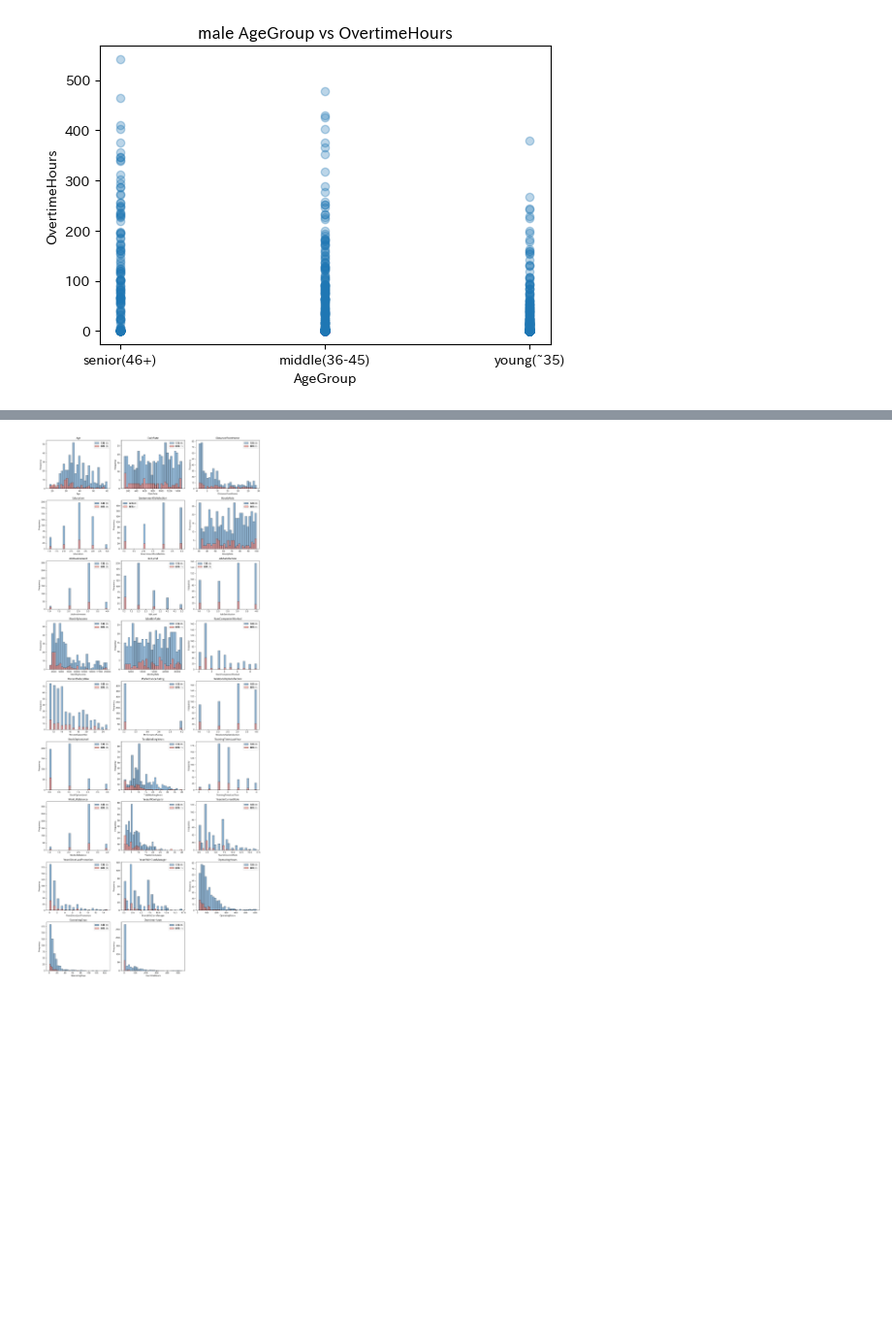
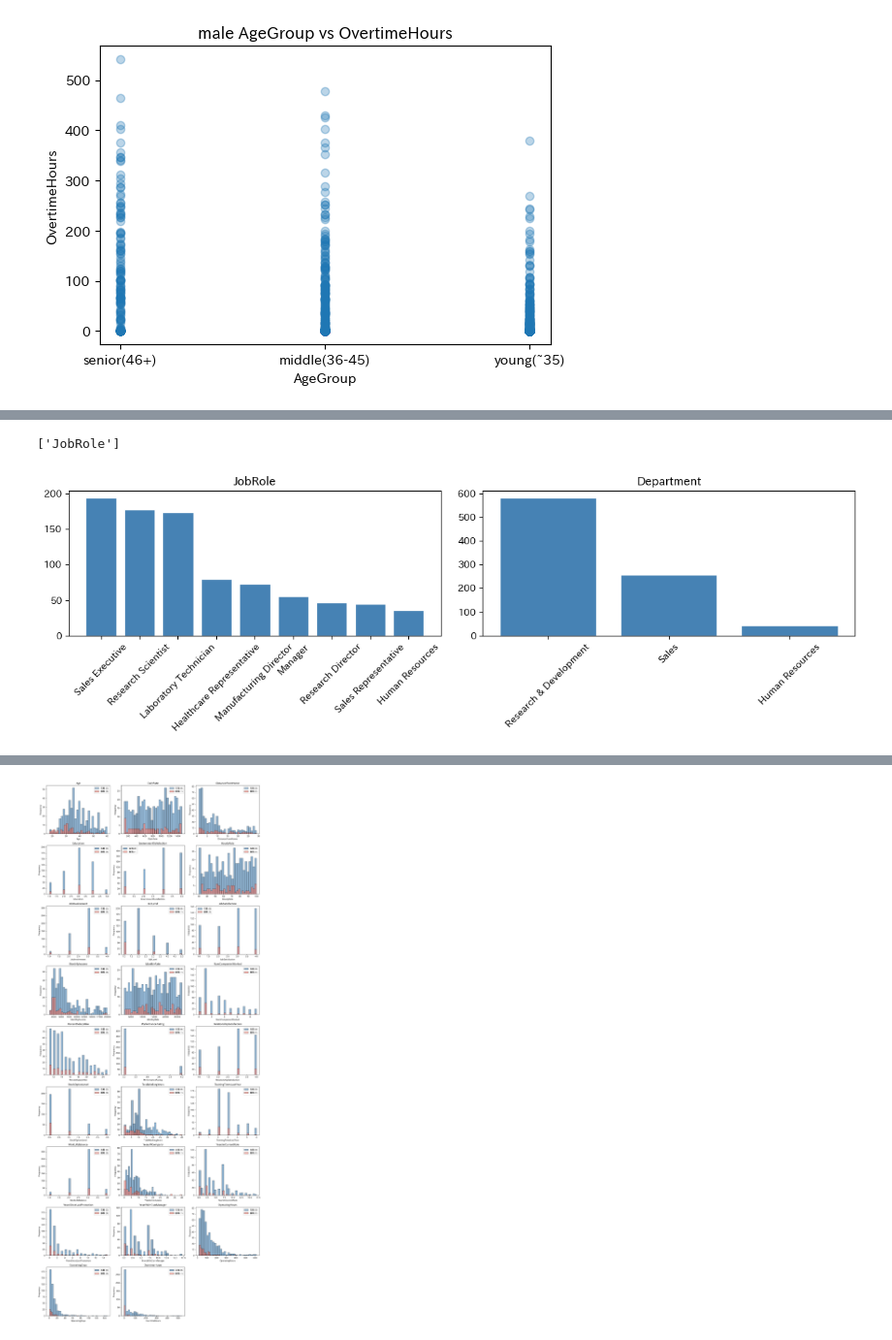
Before and after one commit to atsuro0415/GCI, a Jupyter notebook: Final_assignment_260614.ipynb, the cells around one changed output, grey strips where cells are left out. Shown at 97% size. Cells and saved outputs as stored; diff of their text form; code cells hidden in the pictures; blank space fills up the shorter version.

```diff
--- a/Final_assignment_260614.ipynb
+++ b/Final_assignment_260614.ipynb
@@ -180,14 +180,19 @@ HR_Employee_Attrition['AgeGroup'] = pd.cut(
     labels=['young', 'middle', 'senior']
 )
 
-# get_dummies の直前に追加
 HR_Employee_Attrition['AgeGroup_raw'] = pd.cut(
     HR_Employee_Attrition['Age'],
     bins=[0, 35, 45, 99],
     labels=['young(~35)', 'middle(36-45)', 'senior(46+)']
 )
 
-# nominal_colsにAgeGroupを追加するだけ
+
+# ダミー化しないHR_Employee_Attrition_raw作成
+HR_Employee_Attrition_raw = HR_Employee_Attrition.copy()
+
+
+
+# get_dummies
 nominal_cols = ['BusinessTravel', 'Department', 'EducationField',
                 'JobRole', 'MaritalStatus', 'AgeGroup']
 HR_Employee_Attrition = pd.get_dummies(HR_Employee_Attrition, columns=nominal_cols, drop_first=True)
@@ -206,6 +211,9 @@ df_male = HR_Employee_Attrition[HR_Employee_Attrition['Gender'] == 'Male']
 df_female = HR_Employee_Attrition[HR_Employee_Attrition['Gender'] == 'Female']
 print(f"男性: {len(df_male)}人")
 print(f"女性: {len(df_female)}人")
+
+df_male_raw = HR_Employee_Attrition_raw[HR_Employee_Attrition_raw['Gender'] == 'Male']
+df_female_raw = HR_Employee_Attrition_raw[HR_Employee_Attrition_raw['Gender'] == 'Female']
 
 # ⑤ 説明変数：順序なし2値列（Yes/No系）
 binary_cols = ['Gender']
@@ -388,0 +397,18 @@ plt.show()
+# %%
+# JobRole関連の列を確認
+print([col for col in df_male_raw.columns if 'JobRole' in col])
+# %% [output]
+['JobRole']
+# %%
+categorical_cols = ['JobRole','Department']
+
+fig, axes = plt.subplots(1, 2, figsize=(12, 4))
+for i, col in enumerate(categorical_cols):
+    counts = df_male_raw[col].value_counts()
+    axes[i].bar(counts.index, counts.values, color='steelblue', edgecolor='white')
+    axes[i].set_title(col)
+    axes[i].tick_params(axis='x', rotation=45)
+plt.tight_layout()
+plt.show()
+# %% [output]
+[figure, added]
```
Also changed, not shown: parts of 14 cells of this notebook.
